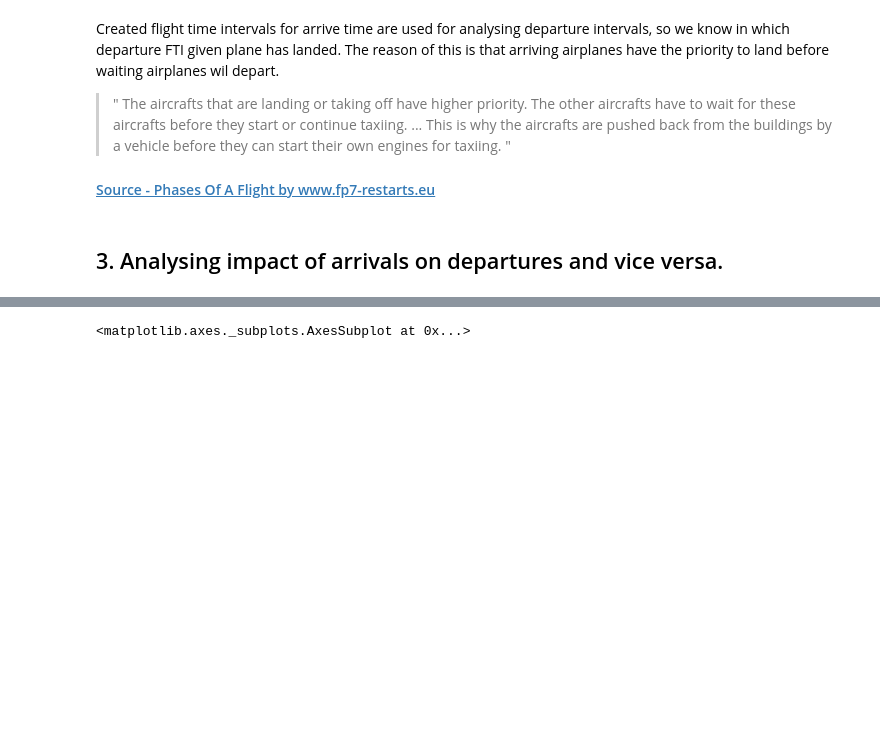
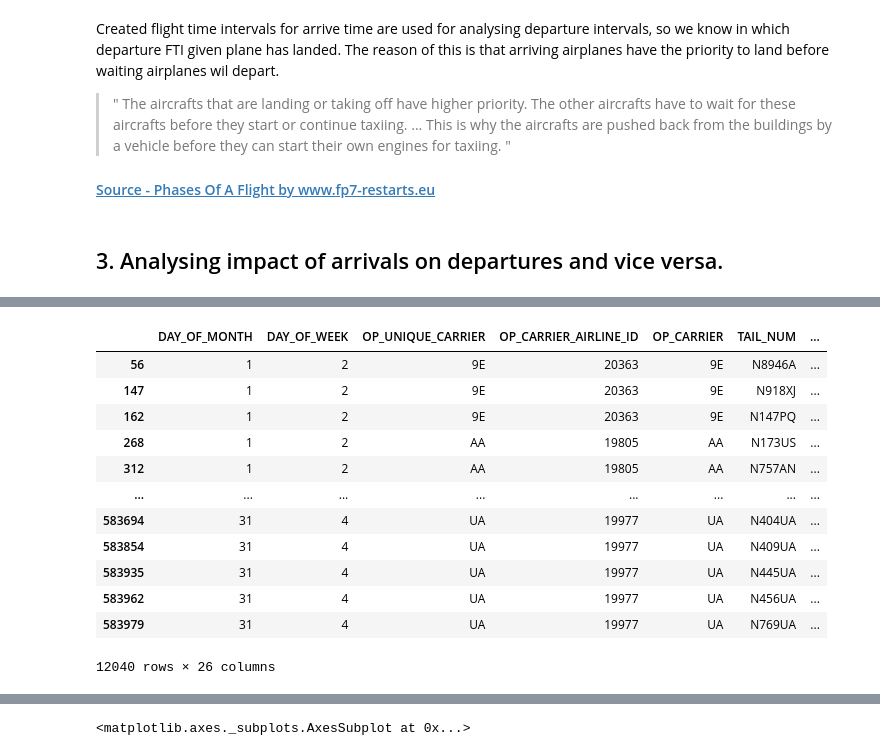
Before and after one commit to asbird/Data_analysis, a Jupyter notebook: flight-delay-prediction/Untitled1.ipynb, the cells around one changed output, grey strips where cells are left out. Cells and saved outputs as stored; diff of their text form; code cells hidden in the pictures; blank space fills up the shorter version.

```diff
--- a/flight-delay-prediction/Untitled1.ipynb
+++ b/flight-delay-prediction/Untitled1.ipynb
@@ -293,0 +447,16 @@ arrival_on_depart_impact('ORD', 5)
+# %%
+df[df["FLIGHT_VEL"]>1000]
+# %% [output]
+|  | DAY_OF_MONTH | DAY_OF_WEEK | OP_UNIQUE_CARRIER | OP_CARRIER_AIRLINE_ID | OP_CARRIER | TAIL_NUM | ... |
+| 56 | 1 | 2 | 9E | 20363 | 9E | N8946A | ... |
+| 147 | 1 | 2 | 9E | 20363 | 9E | N918XJ | ... |
+| 162 | 1 | 2 | 9E | 20363 | 9E | N147PQ | ... |
+| 268 | 1 | 2 | AA | 19805 | AA | N173US | ... |
+| 312 | 1 | 2 | AA | 19805 | AA | N757AN | ... |
+| ... | ... | ... | ... | ... | ... | ... | ... |
+| 583694 | 31 | 4 | UA | 19977 | UA | N404UA | ... |
+| 583854 | 31 | 4 | UA | 19977 | UA | N409UA | ... |
+| 583935 | 31 | 4 | UA | 19977 | UA | N445UA | ... |
+| 583962 | 31 | 4 | UA | 19977 | UA | N456UA | ... |
+| 583979 | 31 | 4 | UA | 19977 | UA | N769UA | ... |
+12040 rows × 26 columns
```
Also changed, not shown: parts of 23 cells of this notebook.
